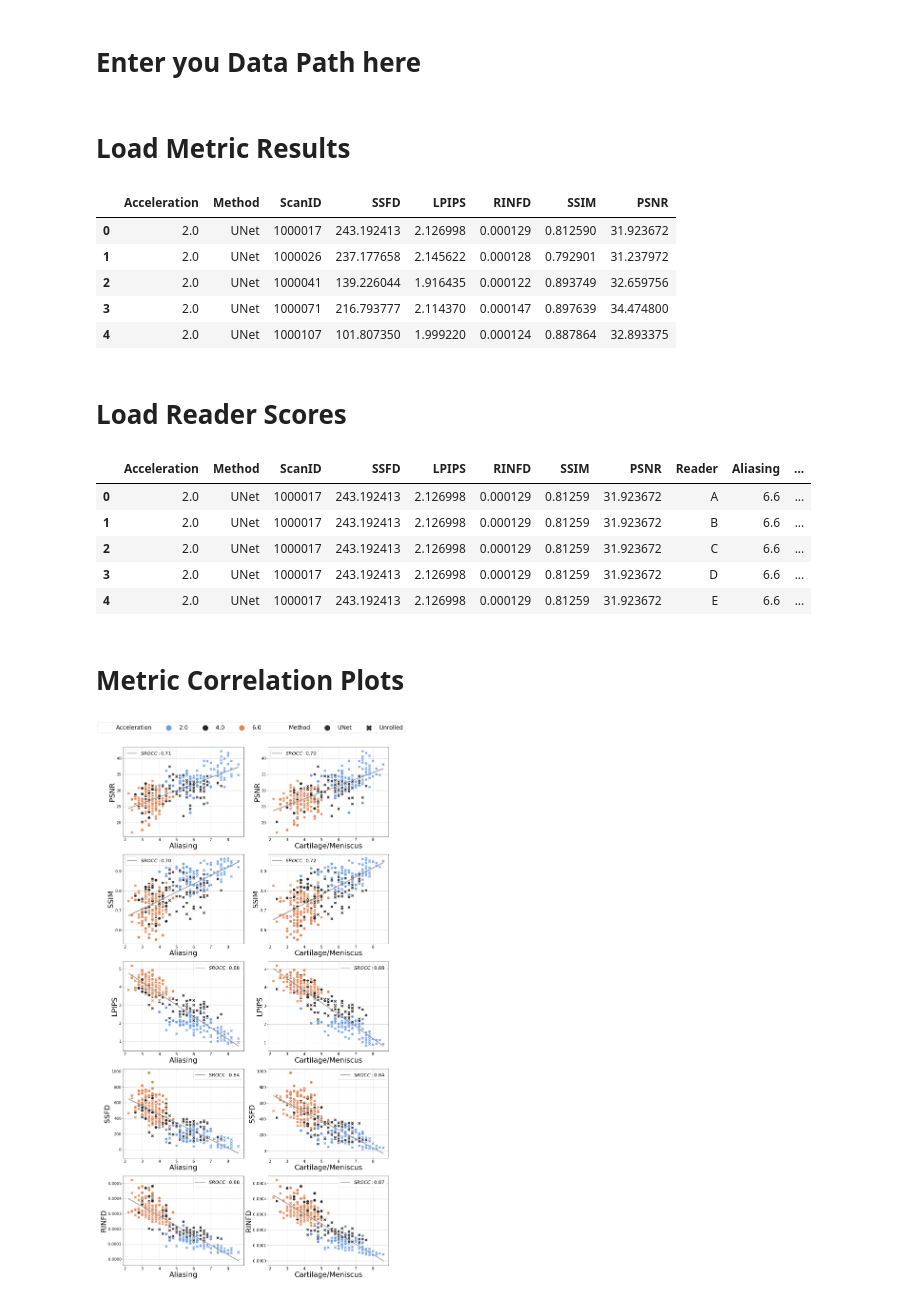
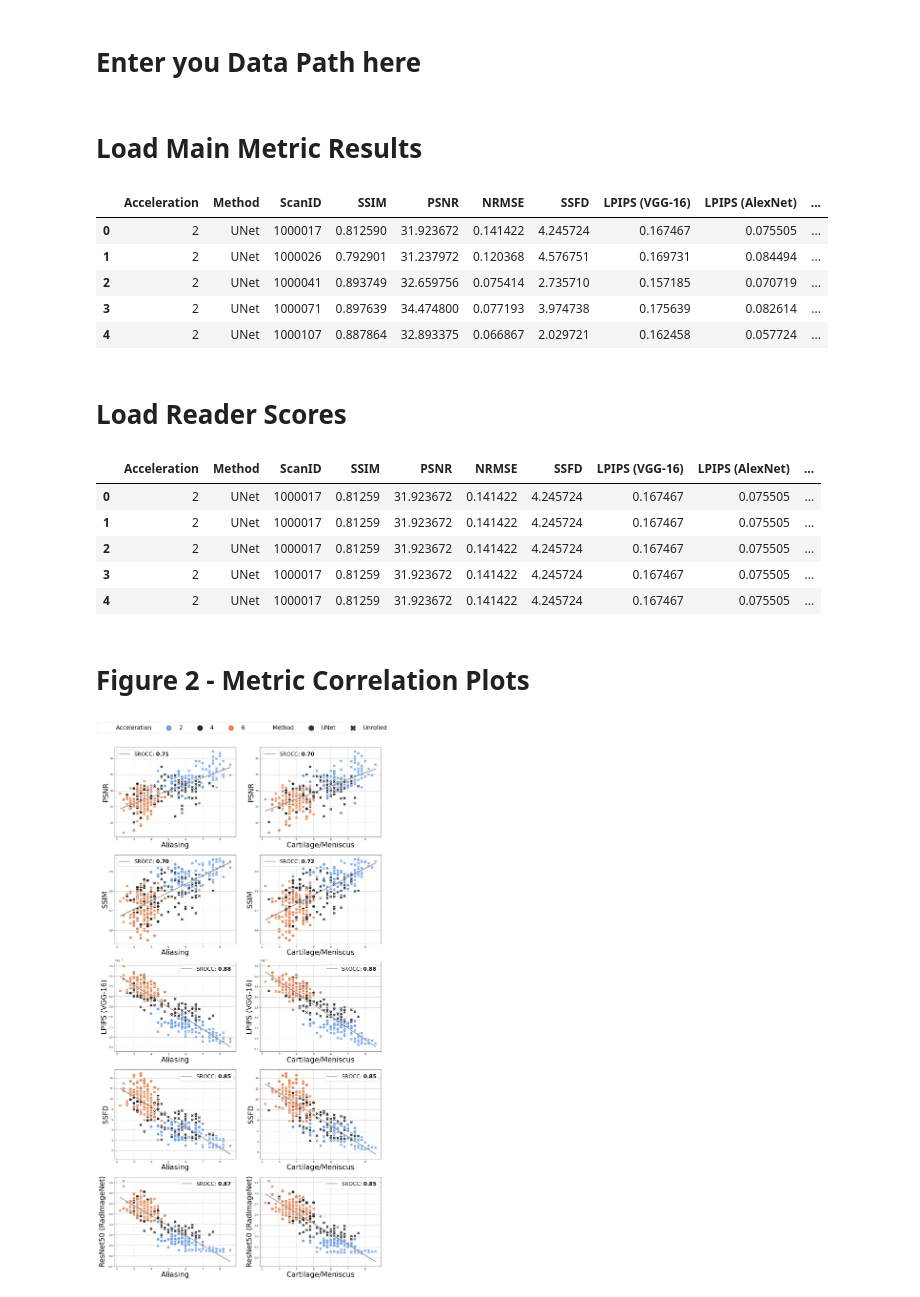
Before and after one commit to StanfordMIMI/deep-feature-mr-recon, a Jupyter notebook: ReaderStudy_vs_Metrics.ipynb, the cells around one changed output. Saved outputs shown, nothing was run; the diff lists cells and outputs as text; code cells hidden in the pictures.

Commit message:
updated jupyter notebook with code for MRM figures

```diff
--- a/ReaderStudy_vs_Metrics.ipynb
+++ b/ReaderStudy_vs_Metrics.ipynb
@@ -7,31 +7,36 @@ import matplotlib.pyplot as plt
 
 from scipy import stats
 from matplotlib.lines import Line2D
+from matplotlib.ticker import ScalarFormatter
+import matplotlib.lines as mlines
 
 def compute_srocc(x, y):
-    corr, p = stats.spearmanr(x, y)
+    corr, p = np.abs(stats.spearmanr(x, y))
     return corr
 # %% [markdown]
 # Enter you Data Path here
 # %%
 #### ENTER YOUR DATA PATHS HERE ####
 
-metrics_path = '' # PATH TO YOUR READERSCORES.CSV FILE
-reader_scores_path = '' # PATH TO YOUR METRICS.CSV FILE
+results_dir = 'results' # PATH TO YOUR RESULTS DIRECTORY (containing main_metrics.csv, etc.)
+reader_scores_path = '/Users/pmayankees/Documents/Stanford/RSL/Chaudhari_Lab/Perceptual_Loss/DFD_MR_Recon_Data/ReaderScores.csv' # PATH TO YOUR ReaderScores.csv
+fs_key_path = '/Users/pmayankees/Documents/Stanford/RSL/Chaudhari_Lab/Perceptual_Loss/DFD_MR_Recon_Data/FatSuppression_key.csv' # PATH TO YOUR FatSuppression_key.csv
+
 
 ####
 # %% [markdown]
-# Load Metric Results
+# Load Main Metric Results
 # %%
+metrics_path = os.path.join(results_dir, 'main_metrics.csv')
 metrics_df = pd.read_csv(metrics_path)
 metrics_df.head()
 # %% [output]
-|  | Acceleration | Method | ScanID | SSFD | LPIPS | RINFD | SSIM | PSNR |
-| 0 | 2.0 | UNet | 1000017 | 243.192413 | 2.126998 | 0.000129 | 0.812590 | 31.923672 |
-| 1 | 2.0 | UNet | 1000026 | 237.177658 | 2.145622 | 0.000128 | 0.792901 | 31.237972 |
-| 2 | 2.0 | UNet | 1000041 | 139.226044 | 1.916435 | 0.000122 | 0.893749 | 32.659756 |
-| 3 | 2.0 | UNet | 1000071 | 216.793777 | 2.114370 | 0.000147 | 0.897639 | 34.474800 |
-| 4 | 2.0 | UNet | 1000107 | 101.807350 | 1.999220 | 0.000124 | 0.887864 | 32.893375 |
+|  | Acceleration | Method | ScanID | SSIM | PSNR | NRMSE | SSFD | LPIPS (VGG-16) | LPIPS (AlexNet) | ... |
+| 0 | 2 | UNet | 1000017 | 0.812590 | 31.923672 | 0.141422 | 4.245724 | 0.167467 | 0.075505 | ... |
+| 1 | 2 | UNet | 1000026 | 0.792901 | 31.237972 | 0.120368 | 4.576751 | 0.169731 | 0.084494 | ... |
+| 2 | 2 | UNet | 1000041 | 0.893749 | 32.659756 | 0.075414 | 2.735710 | 0.157185 | 0.070719 | ... |
+| 3 | 2 | UNet | 1000071 | 0.897639 | 34.474800 | 0.077193 | 3.974738 | 0.175639 | 0.082614 | ... |
+| 4 | 2 | UNet | 1000107 | 0.887864 | 32.893375 | 0.066867 | 2.029721 | 0.162458 | 0.057724 | ... |
 # %% [markdown]
 # Load Reader Scores
 # %%
@@ -44,50 +49,61 @@ df = metrics_df.merge(mean_rs_df, how = 'outer', on = ['ScanID', 'Method', 'Acce
 df = df.dropna(axis=0)
 df.head()
 # %% [output]
-|  | Acceleration | Method | ScanID | SSFD | LPIPS | RINFD | SSIM | PSNR | Reader | Aliasing | ... |
-| 0 | 2.0 | UNet | 1000017 | 243.192413 | 2.126998 | 0.000129 | 0.81259 | 31.923672 | A | 6.6 | ... |
-| 1 | 2.0 | UNet | 1000017 | 243.192413 | 2.126998 | 0.000129 | 0.81259 | 31.923672 | B | 6.6 | ... |
-| 2 | 2.0 | UNet | 1000017 | 243.192413 | 2.126998 | 0.000129 | 0.81259 | 31.923672 | C | 6.6 | ... |
-| 3 | 2.0 | UNet | 1000017 | 243.192413 | 2.126998 | 0.000129 | 0.81259 | 31.923672 | D | 6.6 | ... |
-| 4 | 2.0 | UNet | 1000017 | 243.192413 | 2.126998 | 0.000129 | 0.81259 | 31.923672 | E | 6.6 | ... |
+|  | Acceleration | Method | ScanID | SSIM | PSNR | NRMSE | SSFD | LPIPS (VGG-16) | LPIPS (AlexNet) | ... |
+| 0 | 2 | UNet | 1000017 | 0.81259 | 31.923672 | 0.141422 | 4.245724 | 0.167467 | 0.075505 | ... |
+| 1 | 2 | UNet | 1000017 | 0.81259 | 31.923672 | 0.141422 | 4.245724 | 0.167467 | 0.075505 | ... |
+| 2 | 2 | UNet | 1000017 | 0.81259 | 31.923672 | 0.141422 | 4.245724 | 0.167467 | 0.075505 | ... |
+| 3 | 2 | UNet | 1000017 | 0.81259 | 31.923672 | 0.141422 | 4.245724 | 0.167467 | 0.075505 | ... |
+| 4 | 2 | UNet | 1000017 | 0.81259 | 31.923672 | 0.141422 | 4.245724 | 0.167467 | 0.075505 | ... |
 # %% [markdown]
-# Metric Correlation Plots
+# Figure 2 - Metric Correlation Plots
 # %%
-### ENTER METRICS HERE ####
+# ### ENTER METRICS HERE ####
 
-metrics = ['PSNR', 'SSIM', 'LPIPS', 'SSFD', 'RINFD']
+# Figure 2
+metrics = ['PSNR', 'SSIM', 'LPIPS (VGG-16)', 'SSFD', 'ResNet50 (RadImageNet)']
 
-####
+# All IQ metrics
+# Note that the Med_VAEFD model has not yet been made publically available, and as such experiments were performed offline.
+# metrics = ['PSNR', 'SSIM', 'NRMSE', 'SSFD', 'LPIPS (VGG-16)', 'LPIPS (AlexNet)', 'VGG-16', 'DISTS',  'ResNet50 (ImageNet)', 'ResNet50 (RadImageNet)', 'ResNet50 (random)']
+
+########
 
 scores = ["Aliasing","Cartilage/Meniscus"]
 
 fig, axes = plt.subplots(len(metrics), 2, figsize=(20,len(metrics)*8))
 axes = axes.ravel()
 palette =sns.diverging_palette(250, 30, l=65, center="dark", as_cmap=True)
 
 i = 0
 
 for metric in metrics:
     for score in scores:
         srocc = compute_srocc(df[score], df[metric])
         sns.regplot(data=df, x=score, y=metric, scatter=False, color = 'grey', ci = 95, ax=axes[i])
         scatter = sns.scatterplot(x=score, y=metric, data = df, s= 150, ax=axes[i], hue = 'Acceleration', style = 'Method', palette = palette);
         axes[i].set_ylabel(metric, fontsize=30);
         axes[i].set_xlabel(score, fontsize=30);
-        axes[i].legend([r'$SROCC:{0:.2f}$'.format(np.abs(srocc))], fontsize=20)
+        axes[i].legend([r'SROCC: $\mathbf{' + f'{np.abs(srocc):.2f}' + '}$'], fontsize=22)
+
+        # Set the formatter for the y-axis to use scientific notation
+        if metric not in ['SSIM', 'PSNR', 'SSFD']:
+            formatter = ScalarFormatter(useMathText=True)
+            formatter.set_powerlimits((0,0))  # This will always use scientific notation
+            axes[i].yaxis.set_major_formatter(formatter)
 
         axes[i].grid()
         i += 1
 
 plt.rc('xtick', labelsize=16)
 plt.rc('ytick', labelsize=16)
 
 
 handles, labels = scatter.get_legend_handles_labels()
 legend = fig.legend(handles, labels, title="", loc="upper center",bbox_to_anchor=(0.5, 0.92),ncol=7,fontsize=24)
 
 
 for handle in legend.legendHandles:
     handle.set_sizes([500])
 # %% [output]
-[figure, old version]
+[figure, new version]
```
Also changed, not shown: parts of 19 cells of this notebook.
